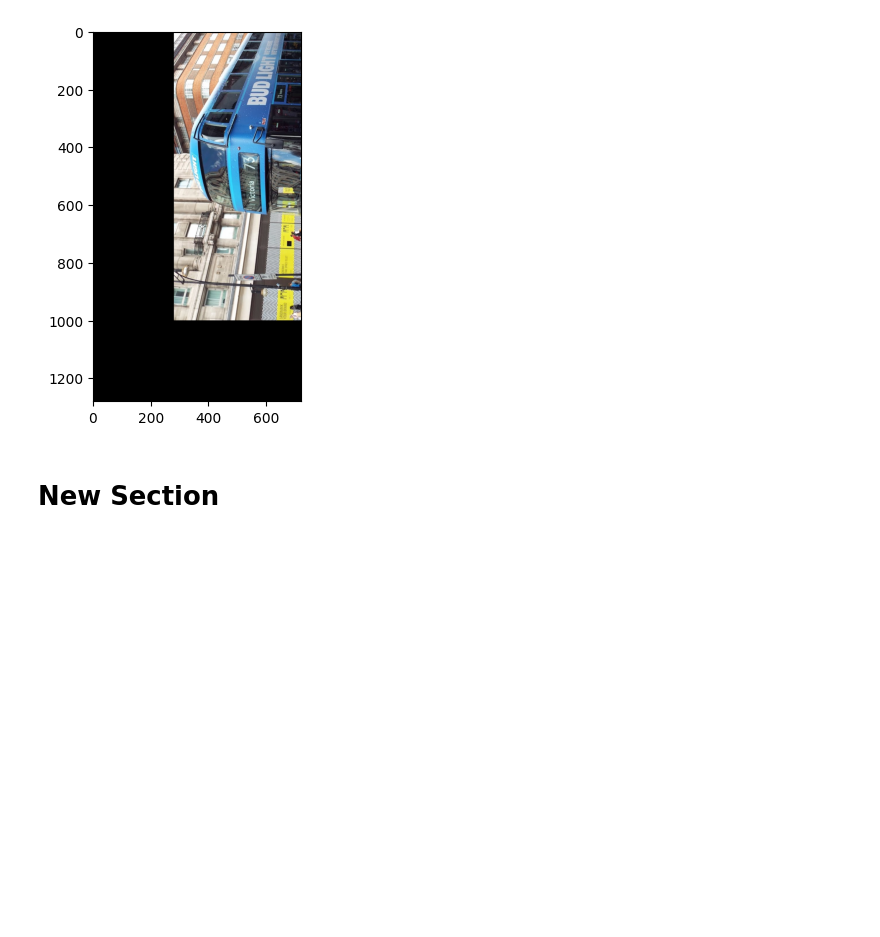
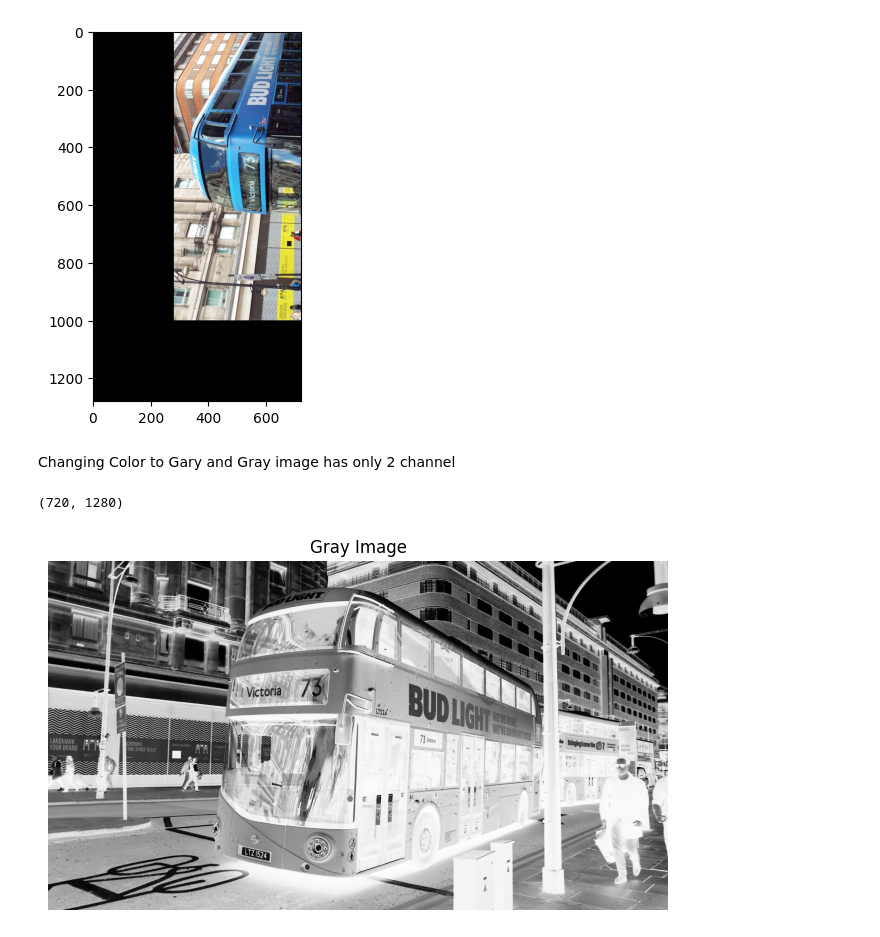
Before and after one commit to imKRUX/Object-Detection, a Jupyter notebook: pracimg.ipynb, the cells around one changed output. Drawn from its saved outputs; the diff is of its cells as text; code cells hidden in the pictures; blank space fills up the shorter version.

```diff
--- a/pracimg.ipynb
+++ b/pracimg.ipynb
@@ -73,5 +67,22 @@ plt.imshow(rotate_90)
 # %% [output]
 <matplotlib.image.AxesImage at 0x...>
 [figure]
-# %% [markdown]
-# New Section
+# %% [markdown]
+Changing Color to Gary and Gray image has only 2 channel
+# %%
+image_gray = cv2.cvtColor(image, cv2.COLOR_BGR2GRAY)
+image_gray.shape
+# %% [output]
+(720, 1280)
+# %%
+image_gray = cv2.cvtColor(image, cv2.COLOR_BGR2GRAY)
+
+
+plt.figure(figsize=(8, 8))
+ax = plt.subplot()
+ax.imshow(image_gray, cmap="Greys")
+ax.axis('off')
+ax.set_title("Gray Image")
+plt.show()
+# %% [output]
+[figure, added]
```
Also changed, not shown: parts of 15 cells of this notebook.
